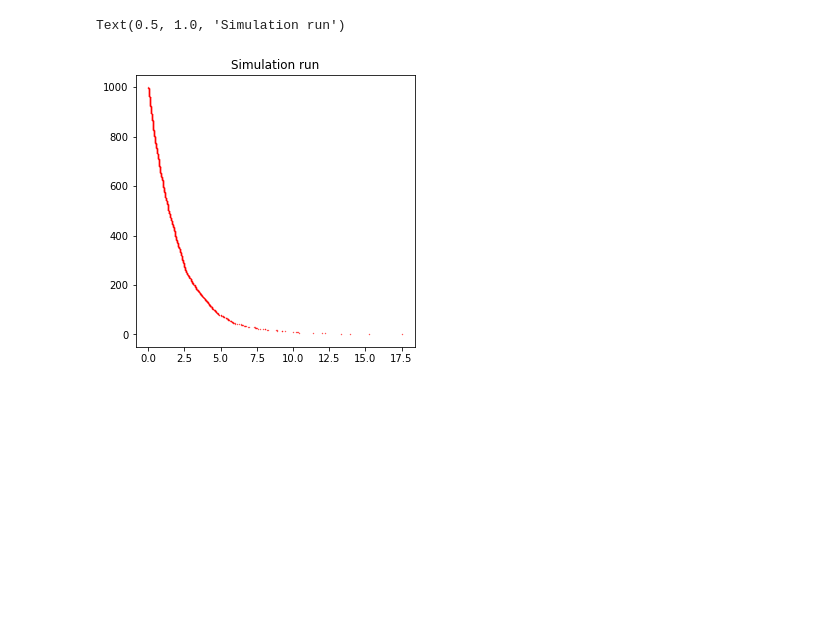
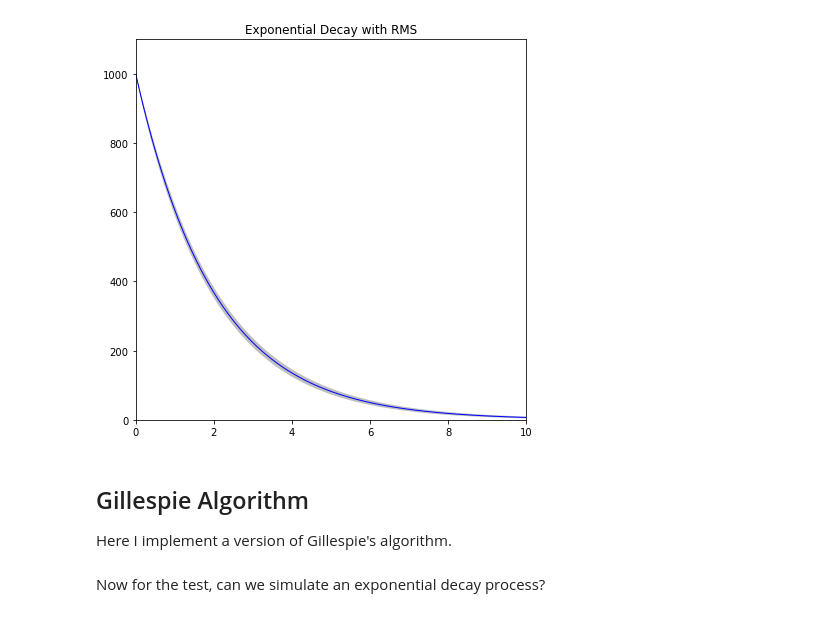
Before and after one commit to nssanch/teaching_datasci, a Jupyter notebook: demonstrations/NumPy_Gillespie_Demo.ipynb, the cells around one changed output. Saved outputs shown, nothing was run; the diff lists cells and outputs as text; code cells hidden in the pictures; blank space fills up the shorter version.

```diff
--- a/demonstrations/NumPy_Gillespie_Demo.ipynb
+++ b/demonstrations/NumPy_Gillespie_Demo.ipynb
@@ -38,20 +63,25 @@ $$
 def rms_exp(X, c, t):
     return (X * np.exp(-c*t)*(1 - np.exp(-c*t)))**(0.5)
 # %%
-# declare the figure number and size
-plt.figure(2, figsize=(10,10))
-
 # make an instance of the rms_exp function we can call.
-rms = rms_exp(A, c1, time_range)
+rms = rms_exp(1000, 0.5, time_range)
 
 # make the lower and upper bounds
 upper = exp + rms
 lower = exp - rms
-plt.xlim(0, 10)
-plt.ylim(0, 1100)
-plt.title("Exponential Decay with rms")
-plt.plot(time_range, exp, 'b', linewidth=1.0)
-plt.fill_between(time_range, upper, lower, facecolor='grey', alpha=0.5)
+
+fig, ax = plt.subplots(figsize=(7, 7))
+ax.set(ylim=(0, 1100), xlim=(0, time_range[-1]),
+       title='Exponential Decay with RMS')
+
+ax.plot(time_range, exp, 'b', linewidth=1.0)
+ax.fill_between(time_range, upper, lower, facecolor='grey', alpha=0.5);
+# %% [output]
+[figure, added]
+# %% [markdown]
+## Gillespie Algorithm
+
+Here I implement a version of Gillespie's algorithm.
 # %%
 class Gillespie:
 
@@ -65,8 +95,8 @@ class Gillespie:
     def calc_av(X, H, C):
         """Calculate the Av value.
         The number of available permutations multiplied be the rates."""
-        return [h(X) * C for h in H]
-        # return X @ H.T * C
+        collisions = np.array([h(X) for h in H])
+        return collisions * C
 
     @staticmethod
     def calc_tau(a0, rv):
@@ -129,8 +159,10 @@ class Gillespie:
             av = self.calc_av(self.X, self.H, self.C)
             # print(av)
             a0 = np.sum(av)
+            # print(a0)
             rv1, rv2 = rng.random(2)
             tau = self.calc_tau(a0, rv1)
+            # print(tau)
             mu = self.calc_mu(av, a0, rv2)
             self.X += self.delta_X[mu]
             curr_time += tau
@@ -139,30 +171,5 @@ class Gillespie:
             curr_iter += 1
 
         return t_out, x_out
-
-
-
-
-lotka_params = dict(
-    X=[1000, 1000],
-    C=[10, 0.01, 10],
-    delta_X=[[1, 0], [-1, 1], [0, -1]],
-    H=[lambda x: x, lambda x: x[0] * (x[0] - 1) / 2]
-)
-
-exp_decay_params = dict(
-    X=[1000],
-    C=[0.5],
-    delta_X=[[-1]],
-    H=[lambda x: x]
-)
-
-gill = Gillespie(**exp_decay_params)
-times, x_vals = gill.simulate()
-
-plt.figure(1, figsize=(5,5))
-plt.scatter(times, x_vals, marker=".", s=.5, alpha=0.9, color = 'r')
-plt.title("Simulation run")
-# %% [output]
-Text(0.5, 1.0, 'Simulation run')
-[figure, removed]
+# %% [markdown]
+Now for the test, can we simulate an exponential decay process?
```
Also changed, not shown: parts of 23 cells of this notebook.
